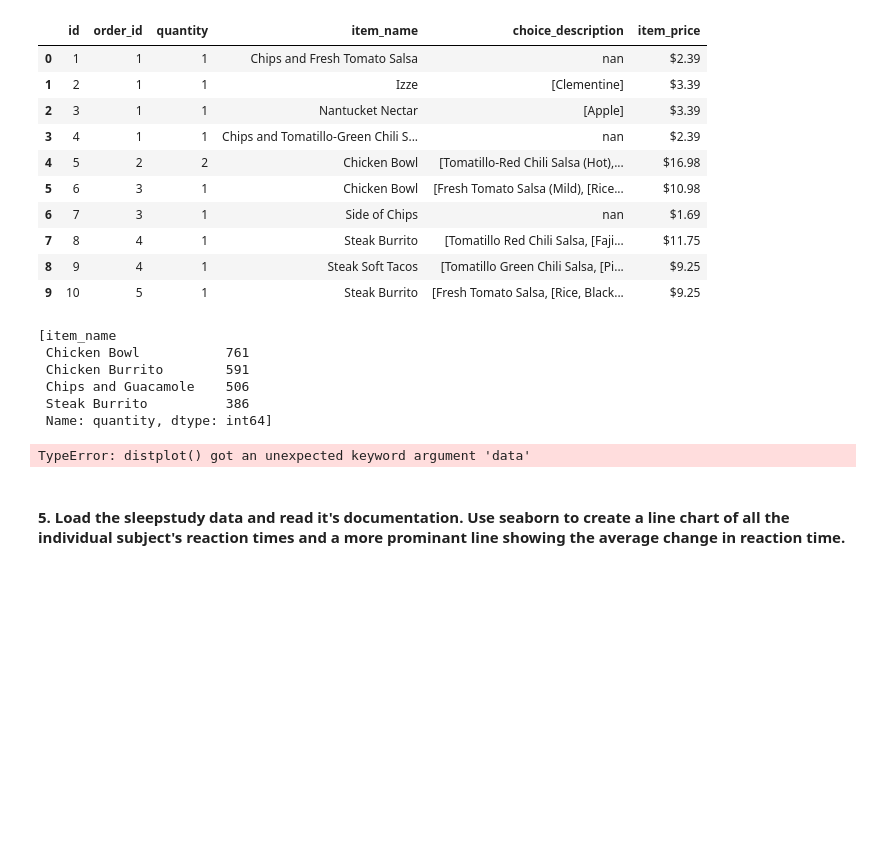
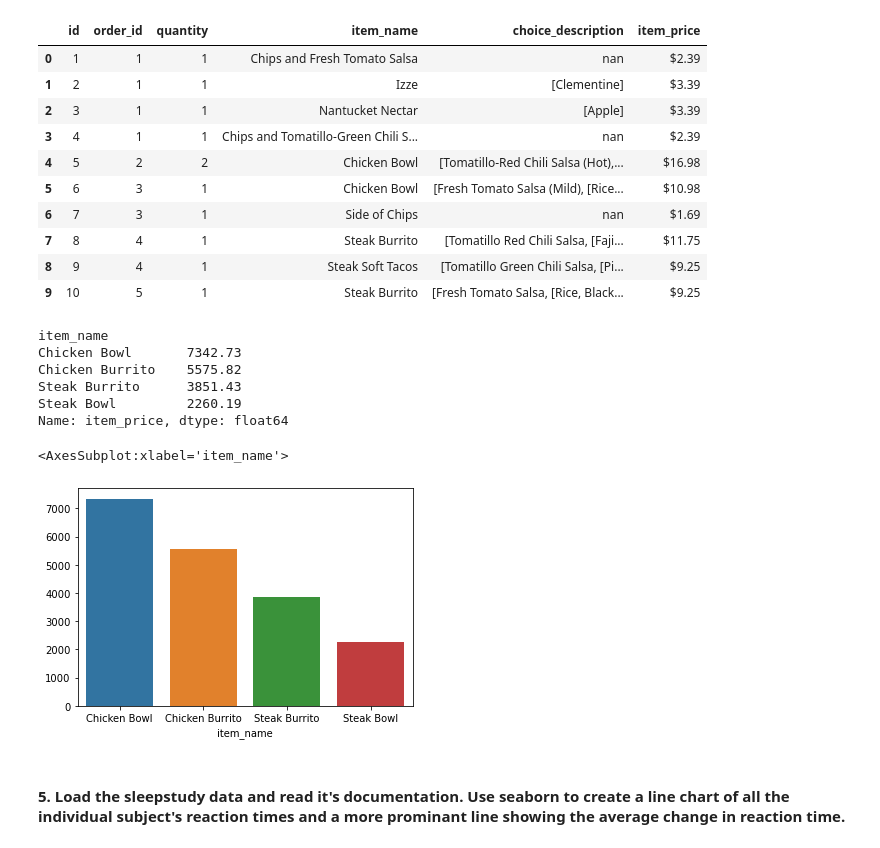
Before and after one commit to Miller-Ryan-1/numpy-pandas-visualization-exercises, a Jupyter notebook: seaborn_exercises.ipynb, the cells around one changed output. Saved outputs shown, nothing was run; the diff lists cells and outputs as text; code cells hidden in the pictures; blank space fills up the shorter version.

```diff
--- a/seaborn_exercises.ipynb
+++ b/seaborn_exercises.ipynb
@@ -328,20 +322,24 @@ orders.head(10)
 | 7 | 8 | 4 | 1 | Steak Burrito | [Tomatillo Red Chili Salsa, [Faji... | $11.75 |
 | 8 | 9 | 4 | 1 | Steak Soft Tacos | [Tomatillo Green Chili Salsa, [Pi... | $9.25 |
 | 9 | 10 | 5 | 1 | Steak Burrito | [Fresh Tomato Salsa, [Rice, Black... | $9.25 |
+# %%
+orders.item_price = orders.item_price.str.replace('$','').astype(float)
 # %%
-top_4 = orders.groupby('item_name').quantity.sum().nlargest(n=4)
+top_4 = orders.groupby('item_name').item_price.sum().nlargest(n=4)
 top_4
 # %% [output]
-[item_name
- Chicken Bowl           761
- Chicken Burrito        591
- Chips and Guacamole    506
- Steak Burrito          386
- Name: quantity, dtype: int64]
+item_name
+Chicken Bowl       7342.73
+Chicken Burrito    5575.82
+Steak Burrito      3851.43
+Steak Bowl         2260.19
+Name: item_price, dtype: float64
-# %%
-sns.barplot()
-# %% [output]
-TypeError: distplot() got an unexpected keyword argument 'data'
+# %%
+#top_4.index
+sns.barplot(y=top_4.values, x=top_4.index)
+# %% [output]
+<AxesSubplot:xlabel='item_name'>
+[figure, added]
 # %% [markdown]
 #### 5. Load the sleepstudy data and read it's documentation. Use seaborn to create a line chart of all the individual subject's reaction times and a more prominant line showing the average change in reaction time.
 # %%
```
Also changed, not shown: parts of 8 cells of this notebook.
